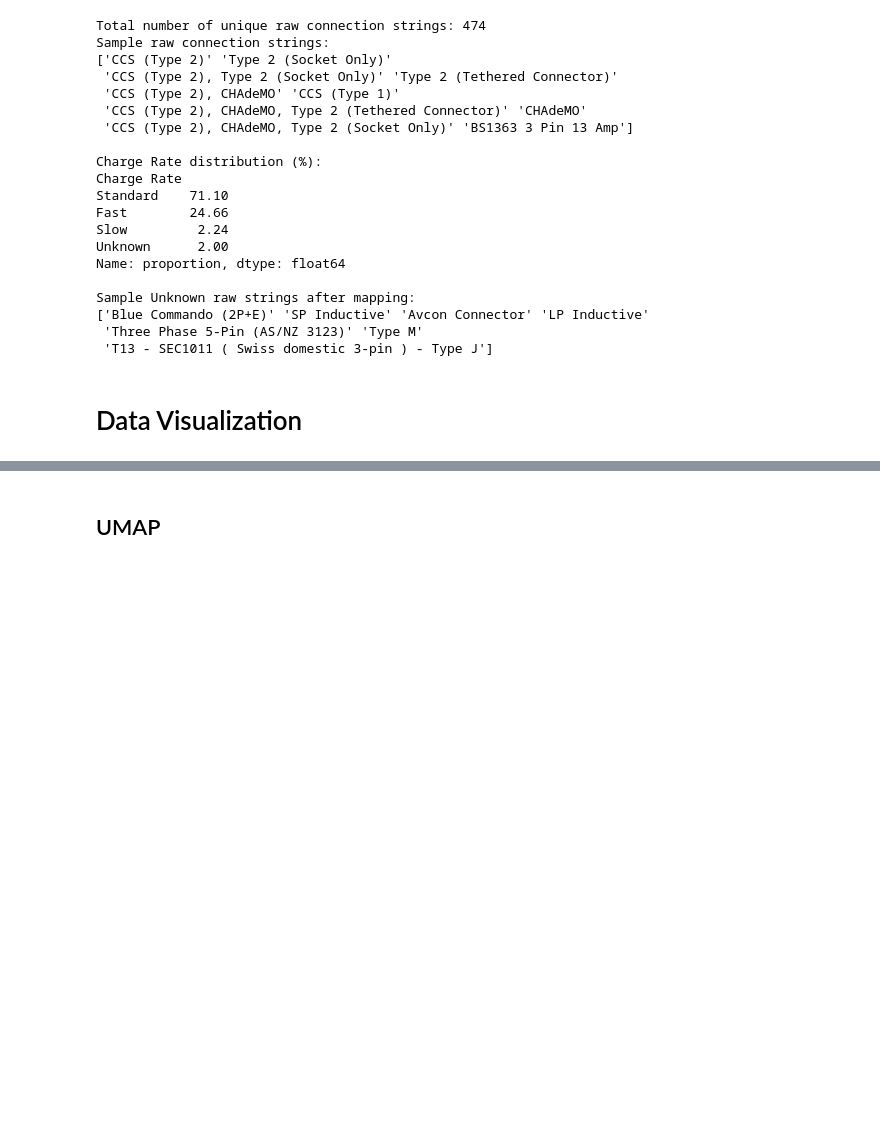
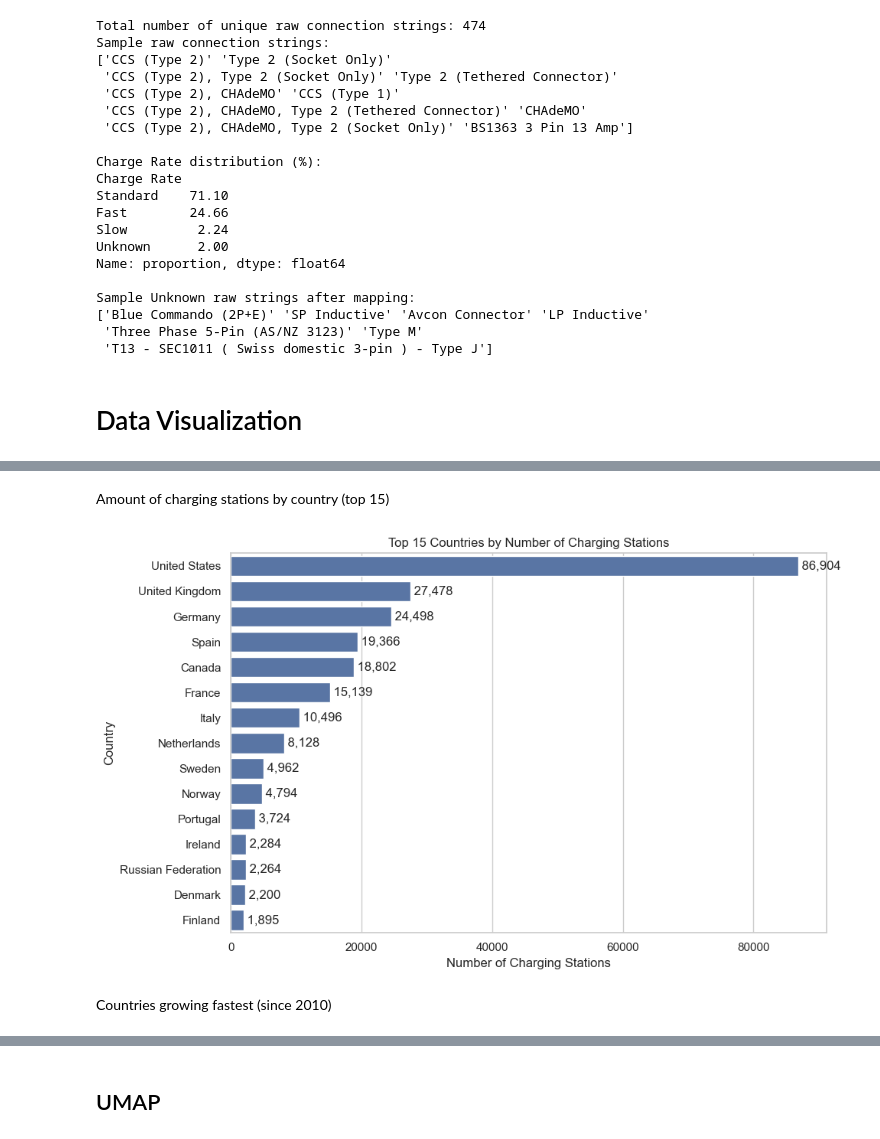
Before and after one commit to SandroJuric/Lab1CS7324, a Jupyter notebook: Lab1.ipynb, the cells around one changed output, grey strips where cells are left out. Drawn from its saved outputs; the diff is of its cells as text; code cells hidden in the pictures; blank space fills up the shorter version.

Commit message:
changed plotting and added explanation of UMAP
may still need to cleanup some of the viz plotting and give more interpretation of the plots

same with UMAP

```diff
--- a/Lab1.ipynb
+++ b/Lab1.ipynb
@@ -637,0 +463,43 @@ Regression line: y = 0.0002x + 8.4707
+# %% [markdown]
+Amount of charging stations by country (top 15)
+# %%
+import matplotlib.pyplot as plt
+import seaborn as sns
+
+sns.set_theme(style="whitegrid")
+
+#number of stations per country
+stations_per_country = (
+    dfSelect.groupby("Country")
+    .size()
+    .sort_values(ascending=False)
+)
+
+TOP_N = 15 #I'm only going top 15 but we can make it more less if we want
+top_countries = stations_per_country.head(TOP_N)
+
+plt.figure(figsize=(10, 6))
+
+ax = sns.barplot(
+    x=top_countries.values,
+    y=top_countries.index
+)
+
+# formatting and adding labels on them
+for i, value in enumerate(top_countries.values):
+    ax.text(
+        value,
+        i,
+        f" {value:,}",
+        va='center'
+    )
+
+plt.title(f"Top {TOP_N} Countries by Number of Charging Stations")
+plt.xlabel("Number of Charging Stations")
+plt.ylabel("Country")
+plt.tight_layout()
+plt.show()
+# %% [output]
+[figure, added]
+# %% [markdown]
+Countries growing fastest (since 2010)
```
Also changed, not shown: parts of 12 cells of this notebook.
